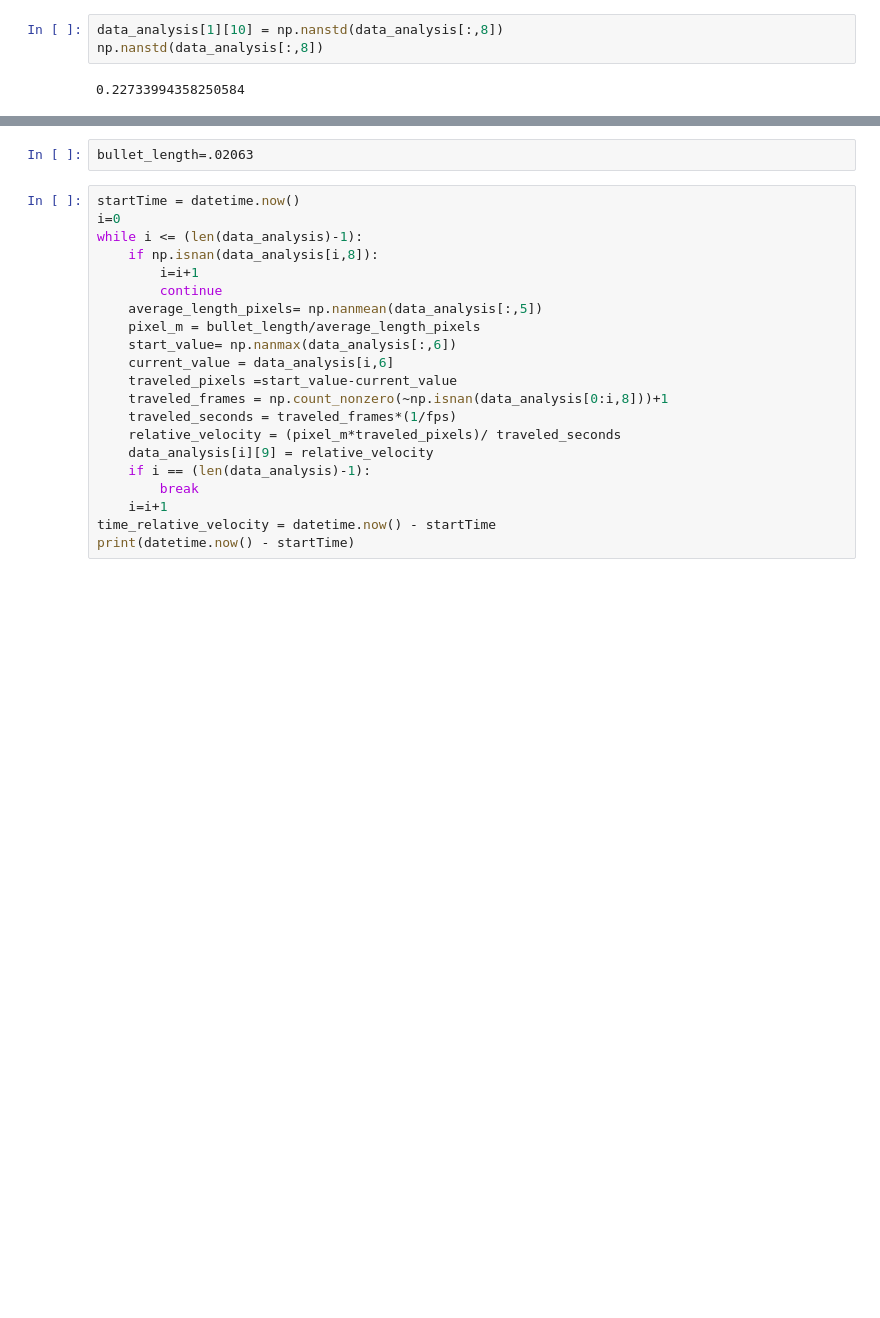
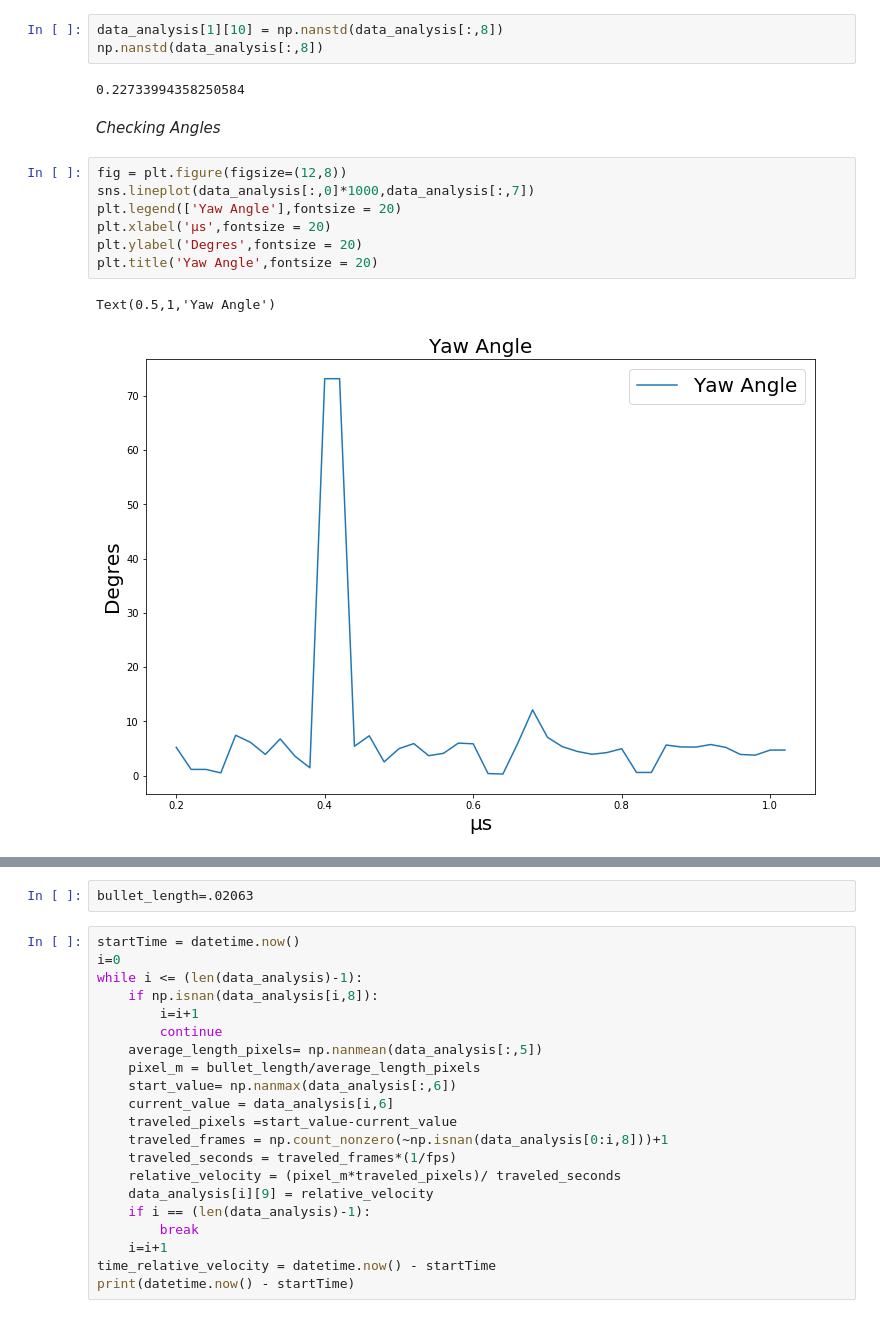
Before and after one commit to reyesyan/Ballistic_Experiment_Analysis, a Jupyter notebook: Project.ipynb, the cells around one changed output, grey strips where cells are left out. Cells and saved outputs as stored; diff of their text form; blank space fills up the shorter version.

```diff
--- a/Project.ipynb
+++ b/Project.ipynb
@@ -793,3 +801,15 @@ data_analysis[1][10] = np.nanstd(data_analysis[:,8])
 np.nanstd(data_analysis[:,8])
 # %% [output]
 0.22733994358250584
+# %% [markdown]
+*Checking Angles*
+# %%
+fig = plt.figure(figsize=(12,8))
+sns.lineplot(data_analysis[:,0]*1000,data_analysis[:,7])
+plt.legend(['Yaw Angle'],fontsize = 20)
+plt.xlabel('μs',fontsize = 20)
+plt.ylabel('Degres',fontsize = 20)
+plt.title('Yaw Angle',fontsize = 20)
+# %% [output]
+Text(0.5,1,'Yaw Angle')
+[figure, added]
```
Also changed, not shown: parts of 36 cells of this notebook.
